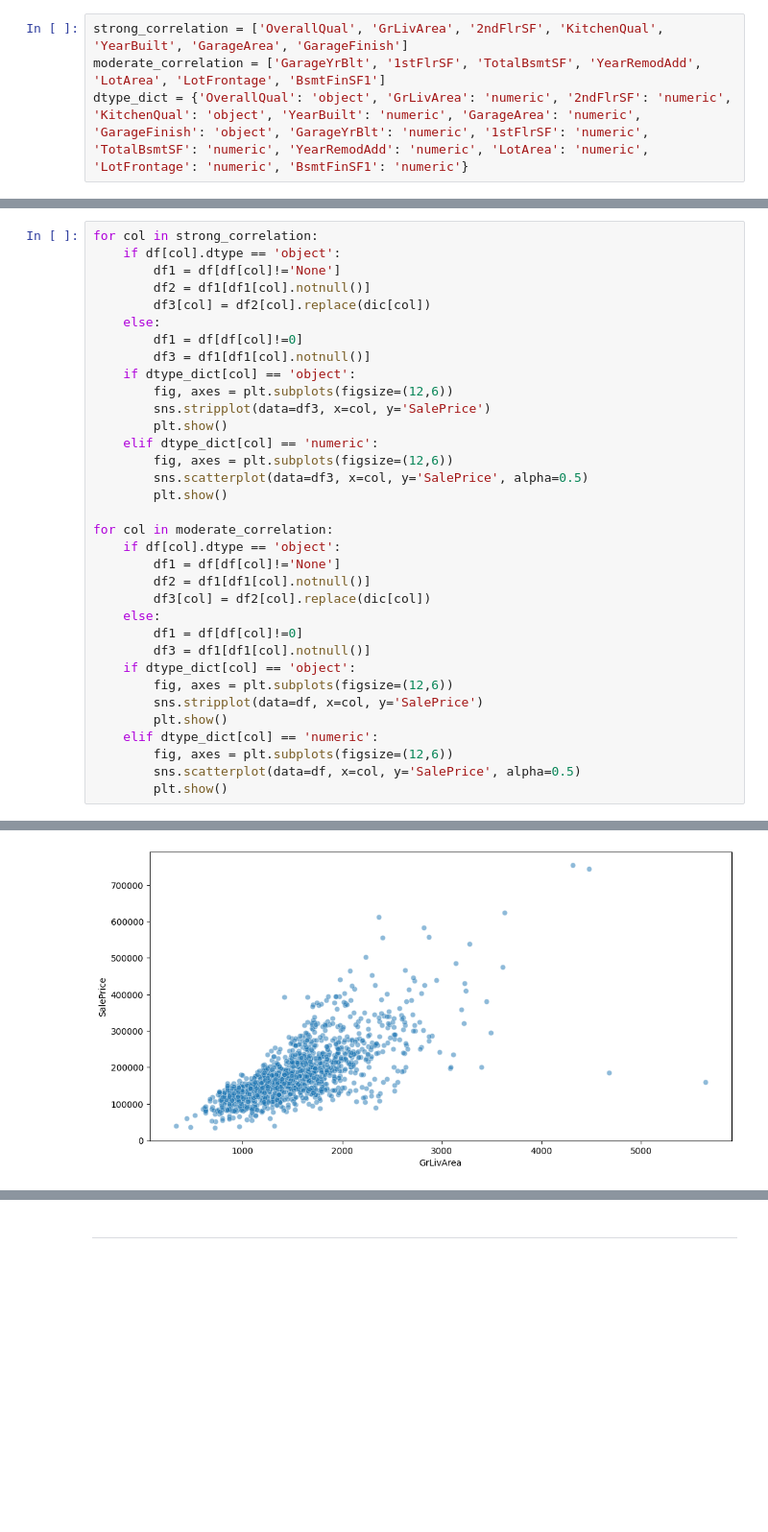
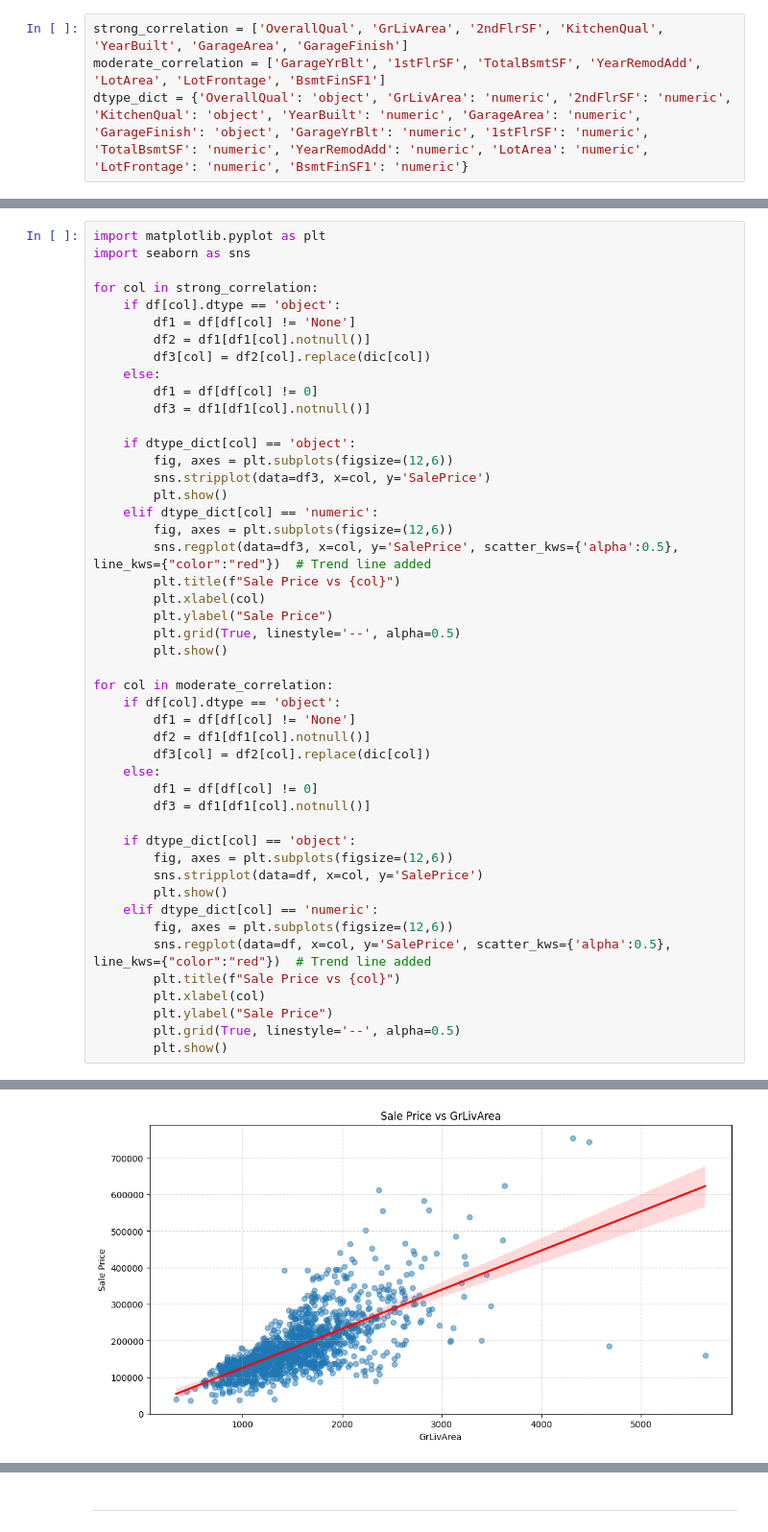
Before and after one commit to James-Burch/PP5-ML-PROJECT, a Jupyter notebook: jupyter_notebooks/3.HouseSalePriceCorrelation.ipynb, the cells around one changed output, grey strips where cells are left out. Shown at 96% size. Saved outputs shown, nothing was run; the diff lists cells and outputs as text; blank space fills up the shorter version.

Commit message:
Complete House Sales Price Correlation notebook

```diff
--- a/jupyter_notebooks/3.HouseSalePriceCorrelation.ipynb
+++ b/jupyter_notebooks/3.HouseSalePriceCorrelation.ipynb
@@ -209,35 +213,48 @@ dtype_dict = {'OverallQual': 'object', 'GrLivArea': 'numeric', '2ndFlrSF': 'nume
 # %%
+import matplotlib.pyplot as plt
+import seaborn as sns
+
 for col in strong_correlation:
     if df[col].dtype == 'object':
-        df1 = df[df[col]!='None']
+        df1 = df[df[col] != 'None']
         df2 = df1[df1[col].notnull()]
         df3[col] = df2[col].replace(dic[col])
     else:
-        df1 = df[df[col]!=0]
+        df1 = df[df[col] != 0]
         df3 = df1[df1[col].notnull()]
+
     if dtype_dict[col] == 'object':
         fig, axes = plt.subplots(figsize=(12,6))
         sns.stripplot(data=df3, x=col, y='SalePrice')
         plt.show()
     elif dtype_dict[col] == 'numeric':
         fig, axes = plt.subplots(figsize=(12,6))
-        sns.scatterplot(data=df3, x=col, y='SalePrice', alpha=0.5)
+        sns.regplot(data=df3, x=col, y='SalePrice', scatter_kws={'alpha':0.5}, line_kws={"color":"red"})  # Trend line added
+        plt.title(f"Sale Price vs {col}")
+        plt.xlabel(col)
+        plt.ylabel("Sale Price")
+        plt.grid(True, linestyle='--', alpha=0.5)
         plt.show()
 
 for col in moderate_correlation:
     if df[col].dtype == 'object':
-        df1 = df[df[col]!='None']
+        df1 = df[df[col] != 'None']
         df2 = df1[df1[col].notnull()]
         df3[col] = df2[col].replace(dic[col])
     else:
-        df1 = df[df[col]!=0]
+        df1 = df[df[col] != 0]
         df3 = df1[df1[col].notnull()]
+
     if dtype_dict[col] == 'object':
         fig, axes = plt.subplots(figsize=(12,6))
         sns.stripplot(data=df, x=col, y='SalePrice')
         plt.show()
     elif dtype_dict[col] == 'numeric':
         fig, axes = plt.subplots(figsize=(12,6))
-        sns.scatterplot(data=df, x=col, y='SalePrice', alpha=0.5)
+        sns.regplot(data=df, x=col, y='SalePrice', scatter_kws={'alpha':0.5}, line_kws={"color":"red"})  # Trend line added
+        plt.title(f"Sale Price vs {col}")
+        plt.xlabel(col)
+        plt.ylabel("Sale Price")
+        plt.grid(True, linestyle='--', alpha=0.5)
         plt.show()
 # %% [output]
@@ -245 +262 @@ for col in moderate_correlation:
-[figure, old version]
+[figure, new version]
```
Also changed, not shown: parts of 19 cells of this notebook, 3 other files.
